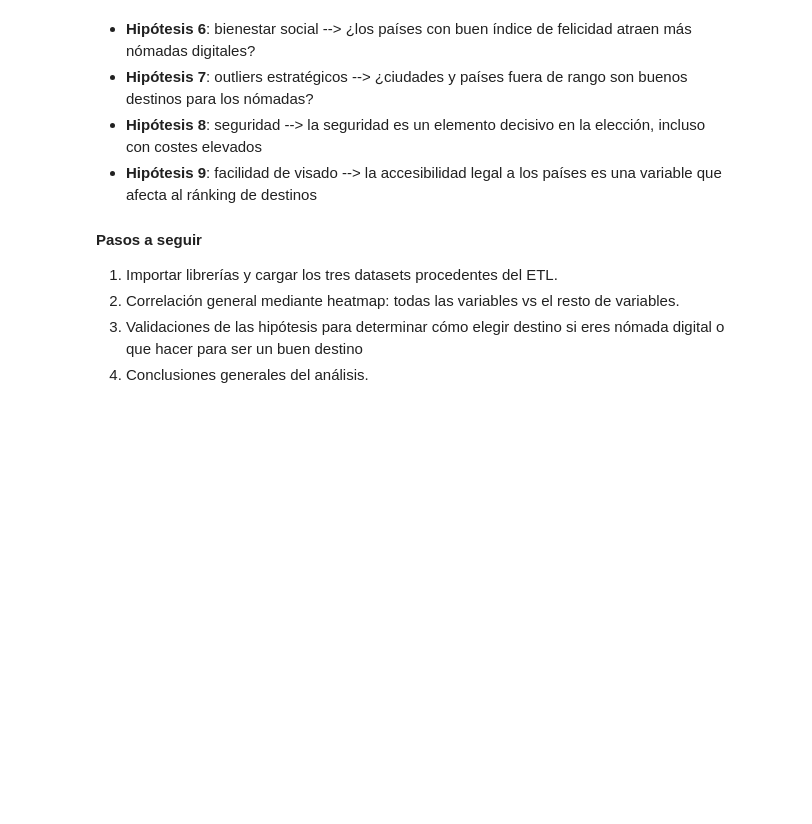
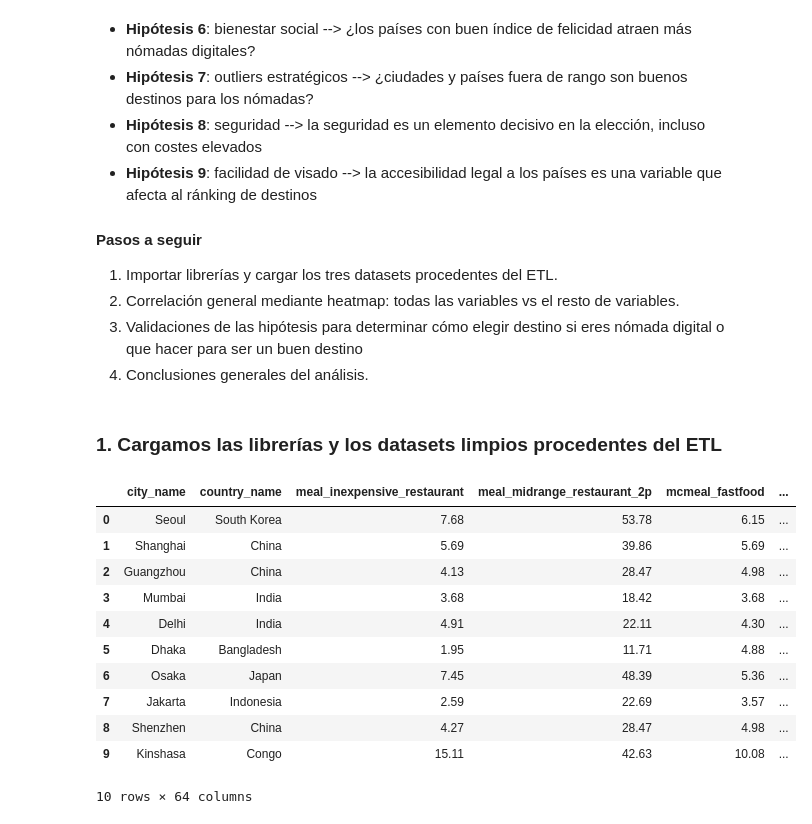
Before and after one commit to danielaaguirrej55-source/EDA-Nomadismo-Digital, a Jupyter notebook: src/notebooks/EDA-bivariante-juanfcia-draft.ipynb, the cells around one changed output. Drawn from its saved outputs; the diff is of its cells as text; code cells hidden in the pictures; blank space fills up the shorter version.

```diff
--- a/src/notebooks/EDA-bivariante-juanfcia-draft.ipynb
+++ b/src/notebooks/EDA-bivariante-juanfcia-draft.ipynb
@@ -34,3 +34,45 @@ Básicamente es responder las siguientes preguntas:
 2. Correlación general mediante heatmap: todas las variables vs el resto de variables.
 3. Validaciones de las hipótesis para determinar cómo elegir destino si eres nómada digital o que hacer para ser un buen destino
 4. Conclusiones generales del análisis.
+# %% [markdown]
+### **1. Cargamos las librerías y los datasets limpios procedentes del ETL**
+# %%
+# Cargamos las librerías que vamos a necesitar
+
+import numpy as np
+import pandas as pd
+import matplotlib.pyplot as plt
+import seaborn as sns
+
+pd.options.mode.copy_on_write = True
+
+# Configuración de las visualizaciones del análisis univariante:
+# 1. Estilos de Matplotlib y Seaborn
+# 2. Paleta estándar viridis
+
+plt.style.use('seaborn-v0_8-whitegrid')
+sns.set_palette("viridis")
+
+
+# Cargamos todos los datasets totalmente limpios del proceso de ETL
+
+df_cost = pd.read_csv("./data/variables-agregadas-cost-of-living.csv")
+df_circleloop = pd.read_csv("./data/digital-nomad-index-cicleloop-clean.csv")
+df_movingto = pd.read_csv("./data/digital-nomad-index-movingto-clean.csv")
+
+# Cargamos los datasets para saber si todo está correcto
+
+df_cost.head(10) # Selección de variables originales y agregadas de Cost of Living
+# %% [output]
+|  | city_name | country_name | meal_inexpensive_restaurant | meal_midrange_restaurant_2p | mcmeal_fastfood | ... |
+| 0 | Seoul | South Korea | 7.68 | 53.78 | 6.15 | ... |
+| 1 | Shanghai | China | 5.69 | 39.86 | 5.69 | ... |
+| 2 | Guangzhou | China | 4.13 | 28.47 | 4.98 | ... |
+| 3 | Mumbai | India | 3.68 | 18.42 | 3.68 | ... |
+| 4 | Delhi | India | 4.91 | 22.11 | 4.30 | ... |
+| 5 | Dhaka | Bangladesh | 1.95 | 11.71 | 4.88 | ... |
+| 6 | Osaka | Japan | 7.45 | 48.39 | 5.36 | ... |
+| 7 | Jakarta | Indonesia | 2.59 | 22.69 | 3.57 | ... |
+| 8 | Shenzhen | China | 4.27 | 28.47 | 4.98 | ... |
+| 9 | Kinshasa | Congo | 15.11 | 42.63 | 10.08 | ... |
+10 rows × 64 columns
```
Also changed, not shown: parts of 11 cells of this notebook.
